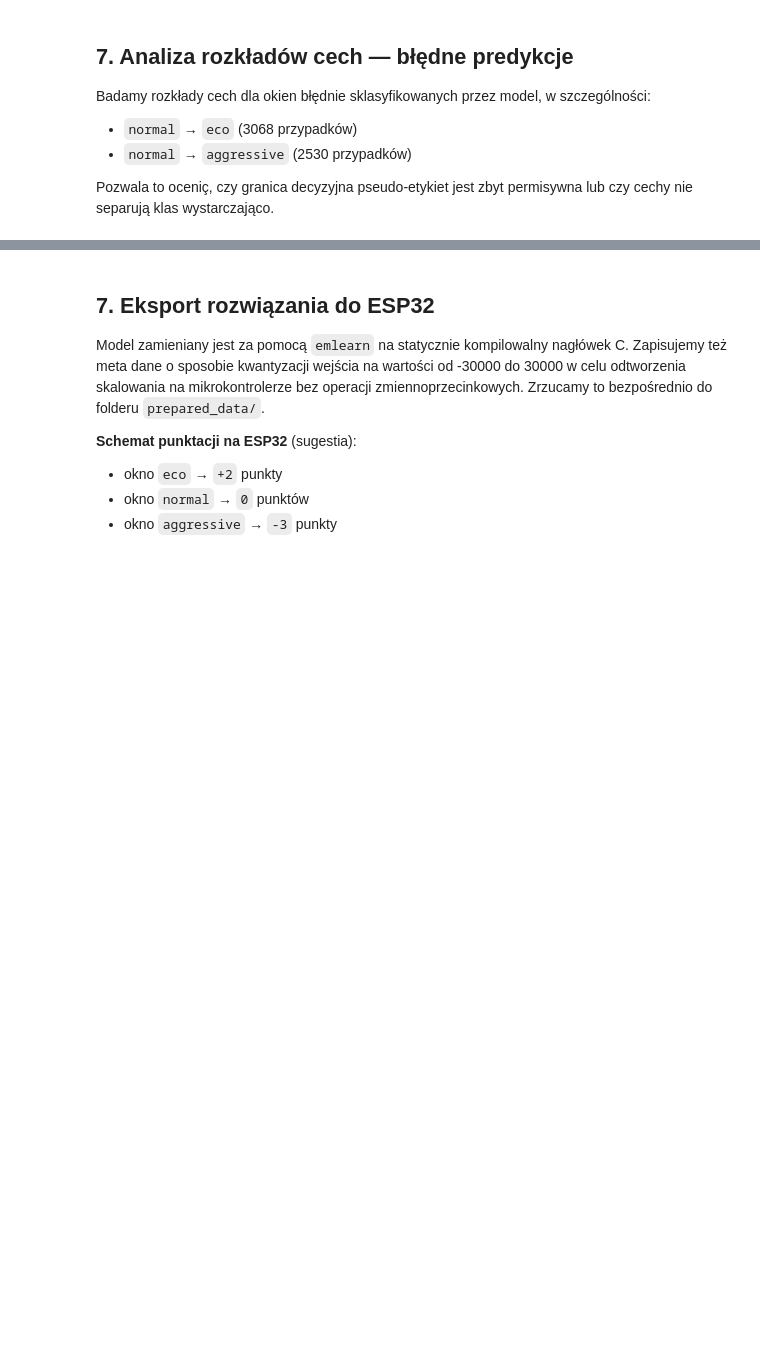
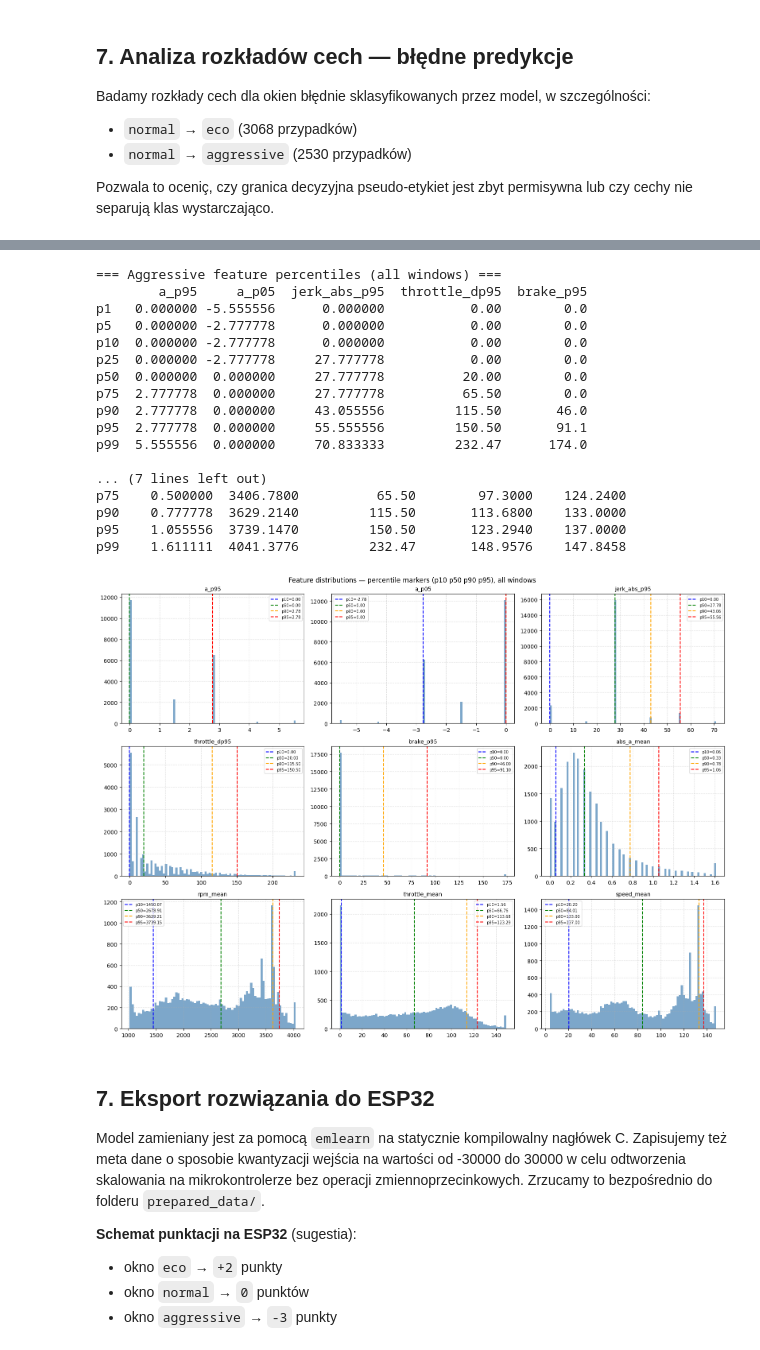
Before and after one commit to puhaty/mgr_project, a Jupyter notebook: ML_training.ipynb, the cells around one changed output, grey strips where cells are left out. Saved outputs shown, nothing was run; the diff lists cells and outputs as text; code cells hidden in the pictures; blank space fills up the shorter version.

```diff
--- a/ML_training.ipynb
+++ b/ML_training.ipynb
@@ -21,11 +21,11 @@ os.makedirs(OUT_DIR, exist_ok=True)
 
 CLASS_ORDER = ["normal", "eco", "aggressive"]
 
-WIN_SEC = 3.0
-STEP_SEC = 0.5
+WIN_SEC = 5.0
+STEP_SEC = 2.5
 TARGET_HZ = 10.0
-WIN_N = int(WIN_SEC * TARGET_HZ)
-STEP_N = int(STEP_SEC * TARGET_HZ)
+WIN_N = int(WIN_SEC * TARGET_HZ)    # 50 samples = exactly 5s at 10Hz
+STEP_N = int(STEP_SEC * TARGET_HZ)  # 25 samples = exactly 2.5s at 10Hz
 # %% [markdown]
 ## 1. Wczytanie i czyszczenie danych
 Ujednolicamy timestampy, odrzucamy momenty kiedy silnik był zgaszony (`ignition == 0`) lub auto cofało (`rear_gear == 1`). Wyliczamy również przyspieszenie (a) oraz szarpnięcie (jerk). Data próbkowania jest domyślnie ustalona do maksymalnie 10Hz na podstawie limitów danych dostarczanych z sieci.
@@ -450,3 +468,75 @@ normal->aggressive (FP)    0.664603      10.768033     32.356424      69.016667
+# %%
+import matplotlib.pyplot as plt
+import numpy as np
+
+AGGR_FEATURES = ["a_p95", "a_p05", "jerk_abs_p95", "throttle_dp95", "brake_p95"]
+ECO_FEATURES  = ["abs_a_mean", "rpm_mean", "throttle_dp95", "throttle_mean", "speed_mean"]
+
+percs = [1, 5, 10, 25, 50, 75, 90, 95, 99]
+
+print("=== Aggressive feature percentiles (all windows) ===")
+aggr_stats = pd.DataFrame(
+    {feat: np.percentile(feat_df[feat], percs) for feat in AGGR_FEATURES},
+    index=[f"p{p}" for p in percs]
+)
+print(aggr_stats.to_string())
+
+print("\n=== Eco feature percentiles (all windows) ===")
+eco_stats = pd.DataFrame(
+    {feat: np.percentile(feat_df[feat], percs) for feat in ECO_FEATURES},
+    index=[f"p{p}" for p in percs]
+)
+print(eco_stats.to_string())
+
+# Histograms with percentile markers (p10, p50, p90, p95)
+ALL_VIZ = list(dict.fromkeys(AGGR_FEATURES + ECO_FEATURES))
+ncols = 3
+nrows = (len(ALL_VIZ) + ncols - 1) // ncols
+
+fig, axes = plt.subplots(nrows, ncols, figsize=(16, nrows * 4))
+axes = axes.flatten()
+
+KEY_PERCS   = [10,    50,      90,       95   ]
+PERC_COLORS = ["blue","green","orange","red"]
+
+for ax, feat in zip(axes, ALL_VIZ):
+    vals = feat_df[feat].values
+    clip_lo = np.percentile(vals, 1)
+    clip_hi = np.percentile(vals, 99)
+    vals_c = np.clip(vals, clip_lo, clip_hi)
+    ax.hist(vals_c, bins=80, color="steelblue", alpha=0.7, edgecolor="none")
+    for p, lbl, col in zip(np.percentile(vals, KEY_PERCS),
+                            [f"p{q}" for q in KEY_PERCS], PERC_COLORS):
+        ax.axvline(p, color=col, linewidth=1.5, linestyle="--", label=f"{lbl}={p:.2f}")
+    ax.set_title(feat, fontsize=10)
+    ax.legend(fontsize=7)
+    ax.grid(True, linestyle="--", alpha=0.4)
+
+for ax in axes[len(ALL_VIZ):]:
+    ax.set_visible(False)
+
+plt.suptitle("Feature distributions — percentile markers (p10 p50 p90 p95), all windows", fontsize=12)
+plt.tight_layout()
+plt.show()
+# %% [output]
+=== Aggressive feature percentiles (all windows) ===
+        a_p95     a_p05  jerk_abs_p95  throttle_dp95  brake_p95
+p1   0.000000 -5.555556      0.000000           0.00        0.0
+p5   0.000000 -2.777778      0.000000           0.00        0.0
+p10  0.000000 -2.777778      0.000000           0.00        0.0
+p25  0.000000 -2.777778     27.777778           0.00        0.0
+p50  0.000000  0.000000     27.777778          20.00        0.0
+p75  2.777778  0.000000     27.777778          65.50        0.0
+p90  2.777778  0.000000     43.055556         115.50       46.0
+p95  2.777778  0.000000     55.555556         150.50       91.1
+p99  5.555556  0.000000     70.833333         232.47      174.0
+
+... (7 lines left out)
+p75    0.500000  3406.7800          65.50        97.3000    124.2400
+p90    0.777778  3629.2140         115.50       113.6800    133.0000
+p95    1.055556  3739.1470         150.50       123.2940    137.0000
+p99    1.611111  4041.3776         232.47       148.9576    147.8458
+[figure, added]
 # %% [markdown]
 ## 7. Eksport rozwiązania do ESP32
 Model zamieniany jest za pomocą `emlearn` na statycznie kompilowalny nagłówek C. Zapisujemy też meta dane o sposobie kwantyzacji wejścia na wartości od -30000 do 30000 w celu odtworzenia skalowania na mikrokontrolerze bez operacji zmiennoprzecinkowych. Zrzucamy to bezpośrednio do folderu `prepared_data/`.
```
Also changed, not shown: parts of 9 cells of this notebook, 13 other files.
